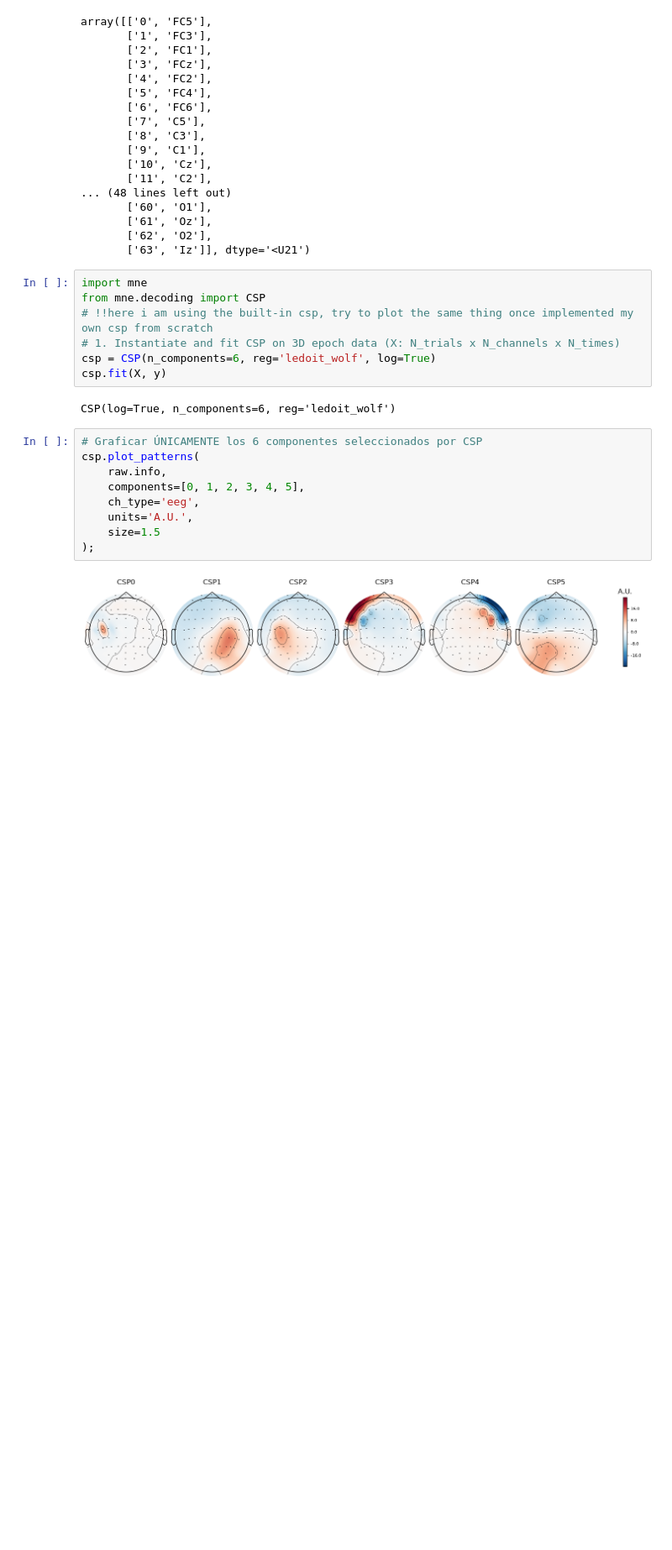
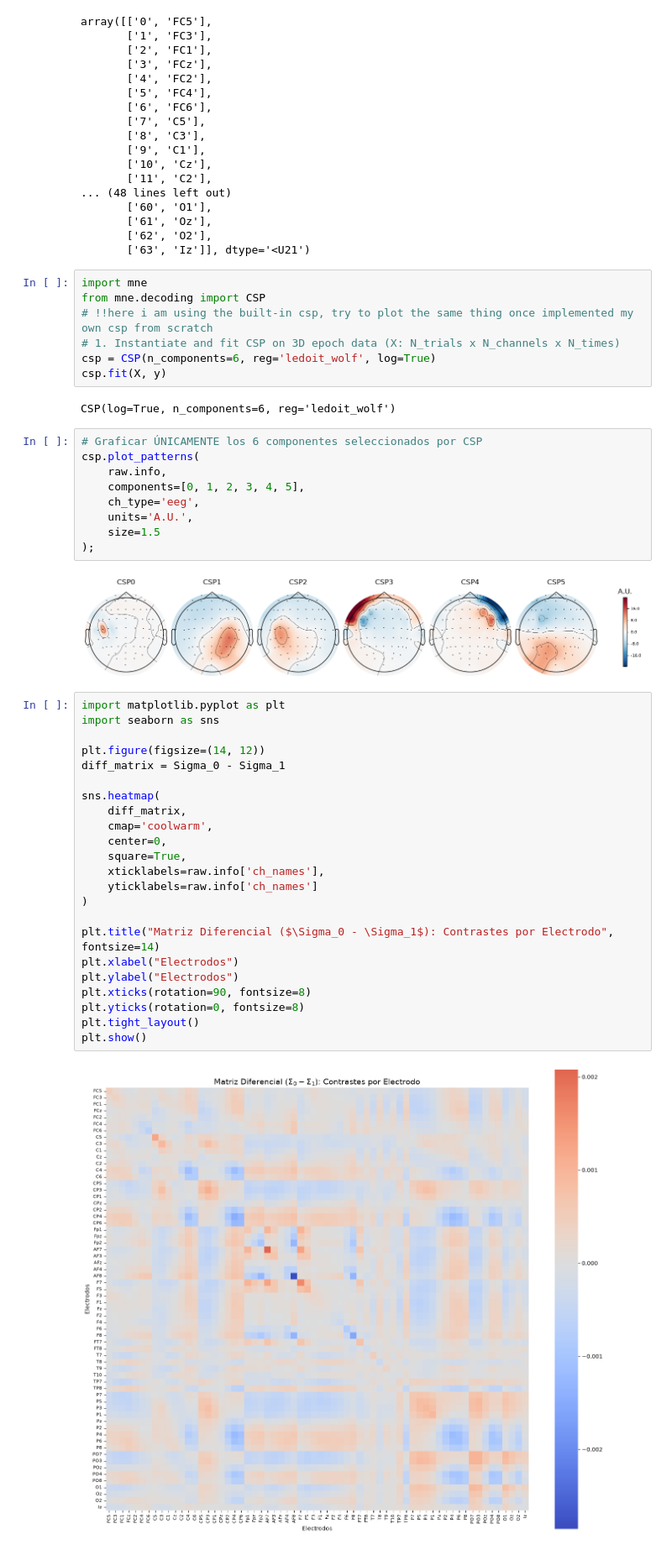
Before and after one commit to Alexvc23/Total-Perspective-Vortex, a Jupyter notebook: doc/Phase 3: Custom Dimensionality Reduction (Common Spatial Patterns - CSP from Scratch.ipynb, the cells around one changed output. Shown at 84% size. Saved outputs shown, nothing was run; the diff lists cells and outputs as text; blank space fills up the shorter version.

```diff
--- a/doc/Phase 3: Custom Dimensionality Reduction (Common Spatial Patterns - CSP from Scratch.ipynb
+++ b/doc/Phase 3: Custom Dimensionality Reduction (Common Spatial Patterns - CSP from Scratch.ipynb
@@ -361,3 +442,28 @@ csp.plot_patterns(
 );
 # %% [output]
 [figure]
+# %%
+import matplotlib.pyplot as plt
+import seaborn as sns
+
+plt.figure(figsize=(14, 12))
+diff_matrix = Sigma_0 - Sigma_1
+
+sns.heatmap(
+    diff_matrix,
+    cmap='coolwarm',
+    center=0,
+    square=True,
+    xticklabels=raw.info['ch_names'],
+    yticklabels=raw.info['ch_names']
+)
+
+plt.title("Matriz Diferencial ($\Sigma_0 - \Sigma_1$): Contrastes por Electrodo", fontsize=14)
+plt.xlabel("Electrodos")
+plt.ylabel("Electrodos")
+plt.xticks(rotation=90, fontsize=8)
+plt.yticks(rotation=0, fontsize=8)
+plt.tight_layout()
+plt.show()
+# %% [output]
+[figure, added]
```
Also changed, not shown: parts of 23 cells of this notebook.
